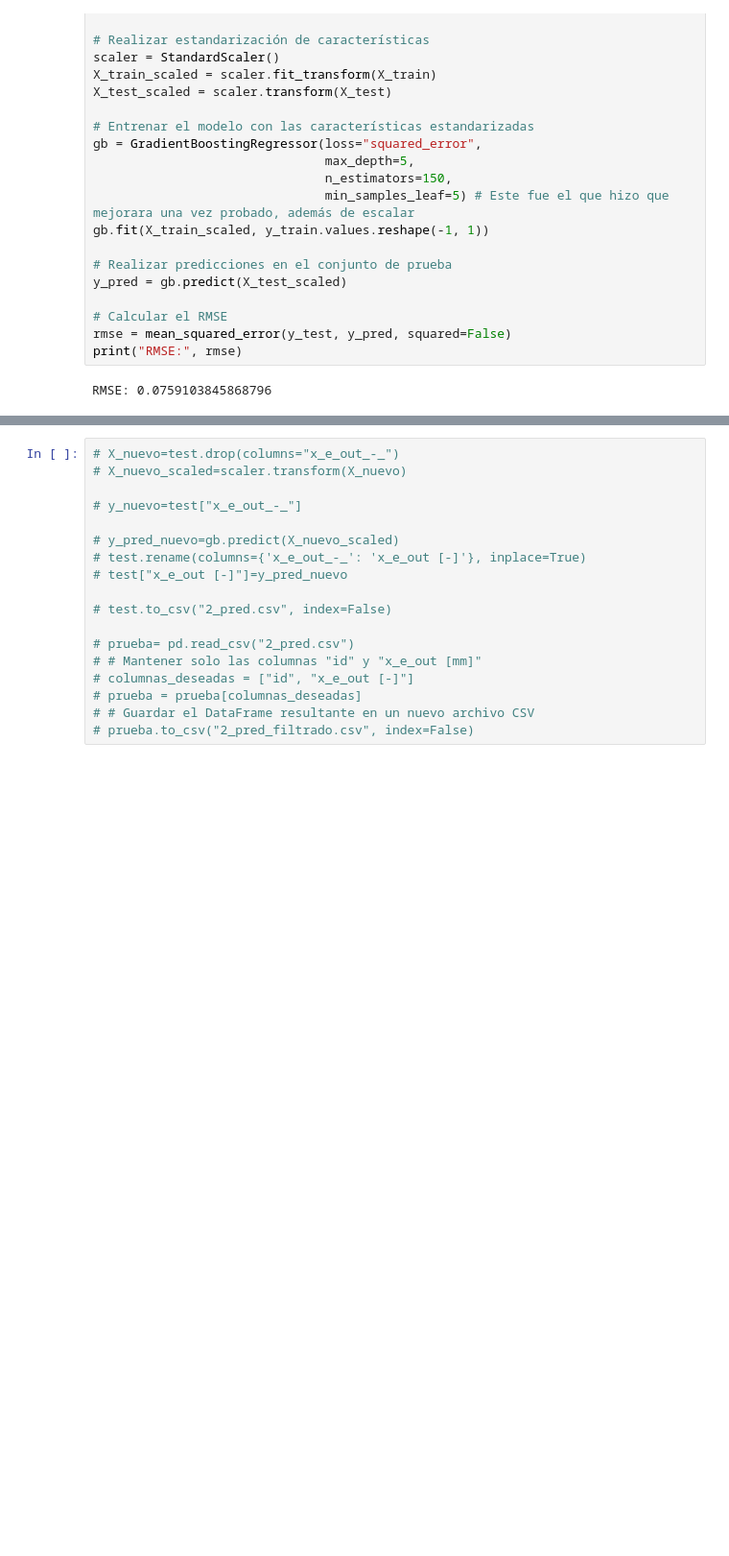
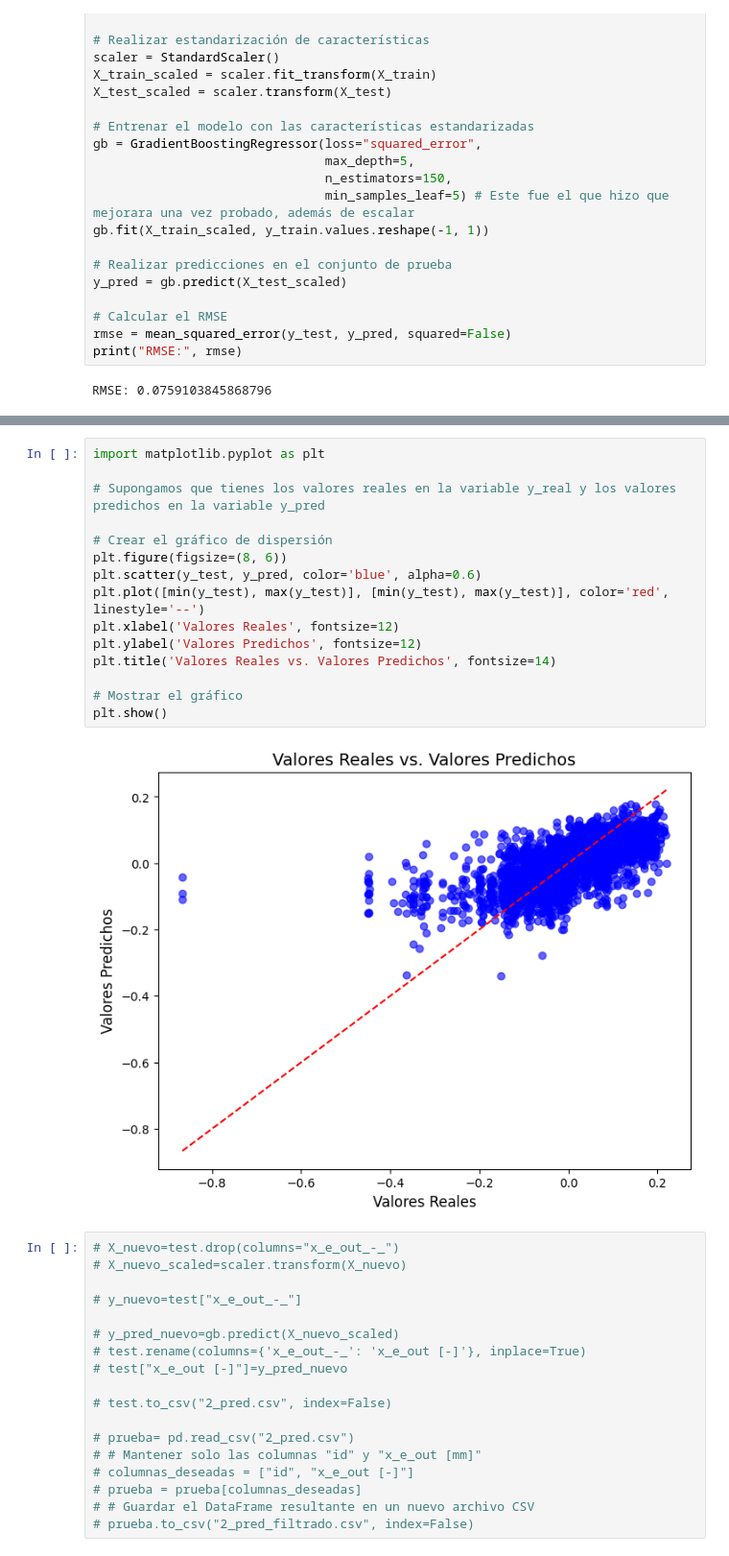
Before and after one commit to antoja97/ML_KAGGLE_1, a Jupyter notebook: final_model/MODELO_DEF.ipynb, the cells around one changed output, grey strips where cells are left out. Shown at 96% size. Cells and saved outputs as stored; diff of their text form; blank space fills up the shorter version.

```diff
--- a/final_model/MODELO_DEF.ipynb
+++ b/final_model/MODELO_DEF.ipynb
@@ -205,3 +213,20 @@ RMSE: 0.0759103845868796
+# %%
+import matplotlib.pyplot as plt
+
+# Supongamos que tienes los valores reales en la variable y_real y los valores predichos en la variable y_pred
+
+# Crear el gráfico de dispersión
+plt.figure(figsize=(8, 6))
+plt.scatter(y_test, y_pred, color='blue', alpha=0.6)
+plt.plot([min(y_test), max(y_test)], [min(y_test), max(y_test)], color='red', linestyle='--')
+plt.xlabel('Valores Reales', fontsize=12)
+plt.ylabel('Valores Predichos', fontsize=12)
+plt.title('Valores Reales vs. Valores Predichos', fontsize=14)
+
+# Mostrar el gráfico
+plt.show()
+# %% [output]
+[figure, added]
 # %%
 # X_nuevo=test.drop(columns="x_e_out_-_")
 # X_nuevo_scaled=scaler.transform(X_nuevo)
```
Also changed, not shown: parts of 2 cells of this notebook, 2 other files.
